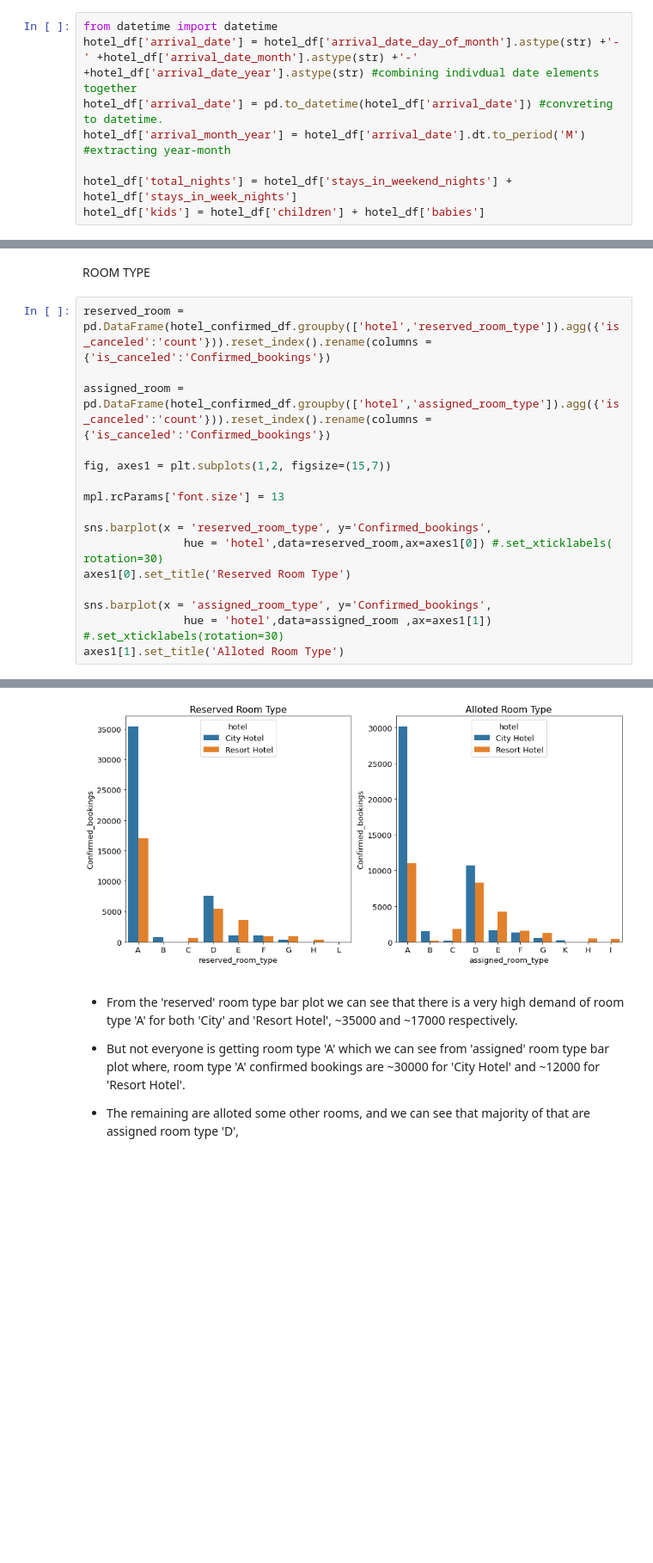
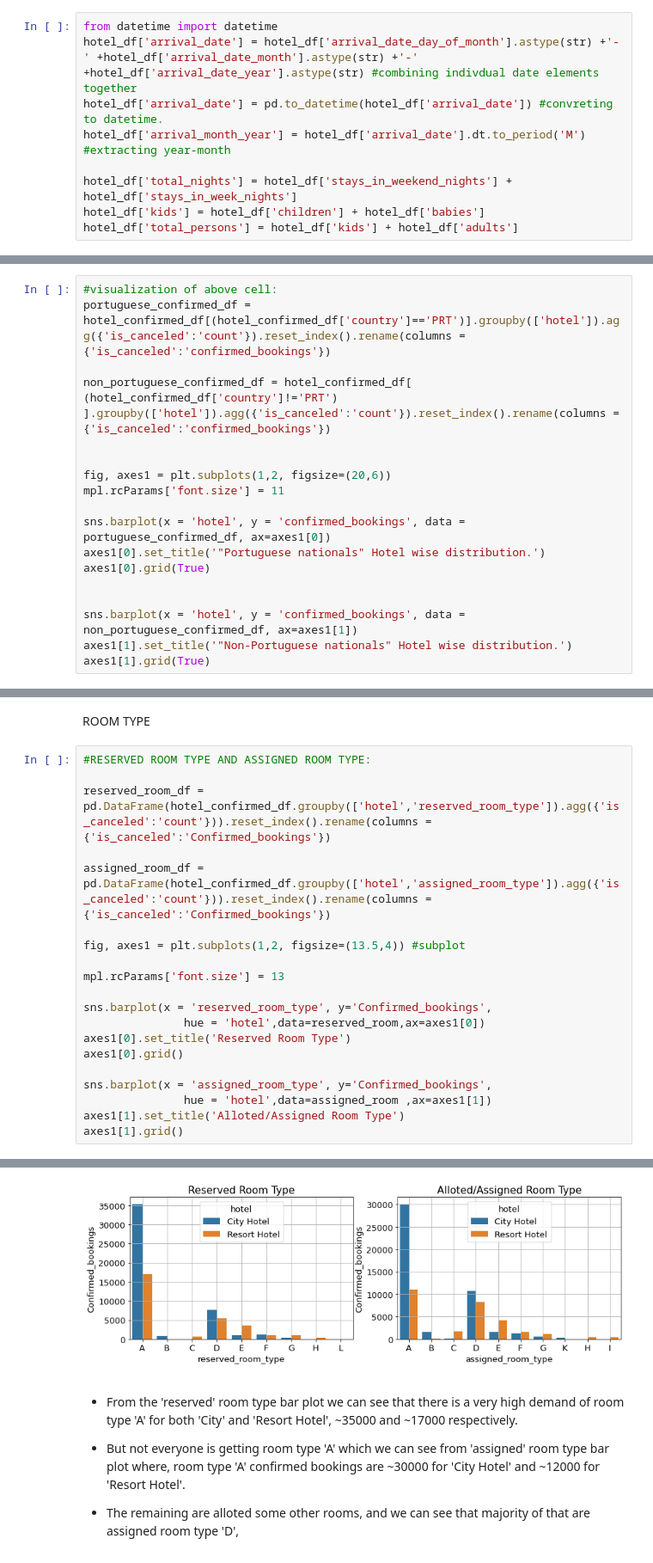
Before and after one commit to Abhi-nav0506/Capstone-EDA-Hotel-Booking, a Jupyter notebook: Hotel_Booking_Analysis_Capstone_Project.ipynb, the cells around one changed output, grey strips where cells are left out. Shown at 86% size. Drawn from its saved outputs; the diff is of its cells as text; blank space fills up the shorter version.

```diff
--- a/Hotel_Booking_Analysis_Capstone_Project.ipynb
+++ b/Hotel_Booking_Analysis_Capstone_Project.ipynb
@@ -227,4 +227,5 @@ hotel_df['arrival_month_year'] = hotel_df['arrival_date'].dt.to_period('M') #ext
 
 hotel_df['total_nights'] = hotel_df['stays_in_weekend_nights'] + hotel_df['stays_in_week_nights']
 hotel_df['kids'] = hotel_df['children'] + hotel_df['babies']
+hotel_df['total_persons'] = hotel_df['kids'] + hotel_df['adults']
 # %%
@@ -317,0 +348,18 @@ plt.show()
+# %%
+#visualization of above cell:
+portuguese_confirmed_df = hotel_confirmed_df[(hotel_confirmed_df['country']=='PRT')].groupby(['hotel']).agg({'is_canceled':'count'}).reset_index().rename(columns = {'is_canceled':'confirmed_bookings'})
+
+non_portuguese_confirmed_df = hotel_confirmed_df[ (hotel_confirmed_df['country']!='PRT') ].groupby(['hotel']).agg({'is_canceled':'count'}).reset_index().rename(columns = {'is_canceled':'confirmed_bookings'})
+
+
+fig, axes1 = plt.subplots(1,2, figsize=(20,6))
+mpl.rcParams['font.size'] = 11
+
+sns.barplot(x = 'hotel', y = 'confirmed_bookings', data = portuguese_confirmed_df, ax=axes1[0])
+axes1[0].set_title('"Portuguese nationals" Hotel wise distribution.')
+axes1[0].grid(True)
+
+
+sns.barplot(x = 'hotel', y = 'confirmed_bookings', data = non_portuguese_confirmed_df, ax=axes1[1])
+axes1[1].set_title('"Non-Portuguese nationals" Hotel wise distribution.')
+axes1[1].grid(True)
@@ -414,19 +496,23 @@ DURATION OF STAY
 # %% [markdown]
 ROOM TYPE
 # %%
-reserved_room = pd.DataFrame(hotel_confirmed_df.groupby(['hotel','reserved_room_type']).agg({'is_canceled':'count'})).reset_index().rename(columns = {'is_canceled':'Confirmed_bookings'})
+#RESERVED ROOM TYPE AND ASSIGNED ROOM TYPE:
 
-assigned_room = pd.DataFrame(hotel_confirmed_df.groupby(['hotel','assigned_room_type']).agg({'is_canceled':'count'})).reset_index().rename(columns = {'is_canceled':'Confirmed_bookings'})
+reserved_room_df = pd.DataFrame(hotel_confirmed_df.groupby(['hotel','reserved_room_type']).agg({'is_canceled':'count'})).reset_index().rename(columns = {'is_canceled':'Confirmed_bookings'})
 
-fig, axes1 = plt.subplots(1,2, figsize=(15,7))
+assigned_room_df = pd.DataFrame(hotel_confirmed_df.groupby(['hotel','assigned_room_type']).agg({'is_canceled':'count'})).reset_index().rename(columns = {'is_canceled':'Confirmed_bookings'})
+
+fig, axes1 = plt.subplots(1,2, figsize=(13.5,4)) #subplot
 
 mpl.rcParams['font.size'] = 13
 
 sns.barplot(x = 'reserved_room_type', y='Confirmed_bookings',
-               hue = 'hotel',data=reserved_room,ax=axes1[0]) #.set_xticklabels( rotation=30)
+               hue = 'hotel',data=reserved_room,ax=axes1[0])
 axes1[0].set_title('Reserved Room Type')
+axes1[0].grid()
 
 sns.barplot(x = 'assigned_room_type', y='Confirmed_bookings',
-               hue = 'hotel',data=assigned_room ,ax=axes1[1]) #.set_xticklabels(rotation=30)
-axes1[1].set_title('Alloted Room Type')
+               hue = 'hotel',data=assigned_room ,ax=axes1[1])
+axes1[1].set_title('Alloted/Assigned Room Type')
+axes1[1].grid()
 # %% [output]
@@ -434,4 +519,4 @@ Text(0.5, 1.0, 'Alloted Room Type')
-[figure, old version]
+[figure, new version]
 # %% [markdown]
 * From the 'reserved' room type bar plot we can see that there is a very high demand of room type 'A' for both 'City' and 'Resort Hotel', ~35000 and ~17000 respectively.
 
```
Also changed, not shown: parts of 42 cells of this notebook.
